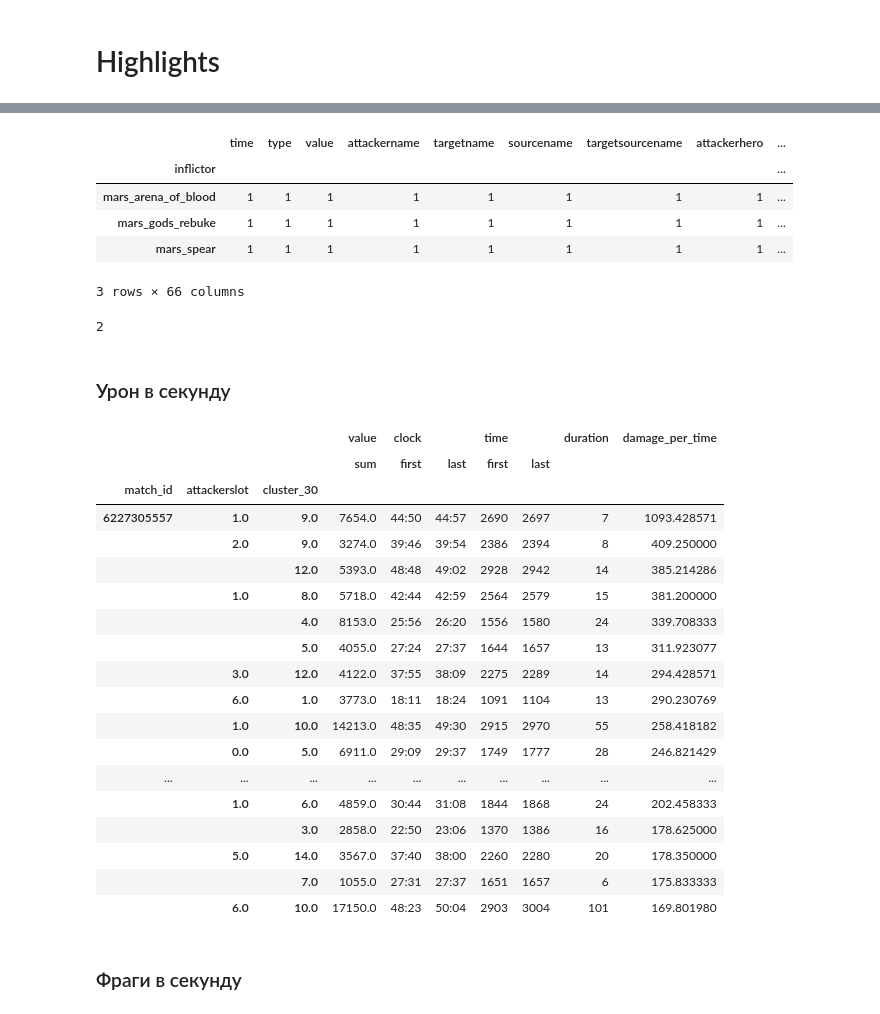
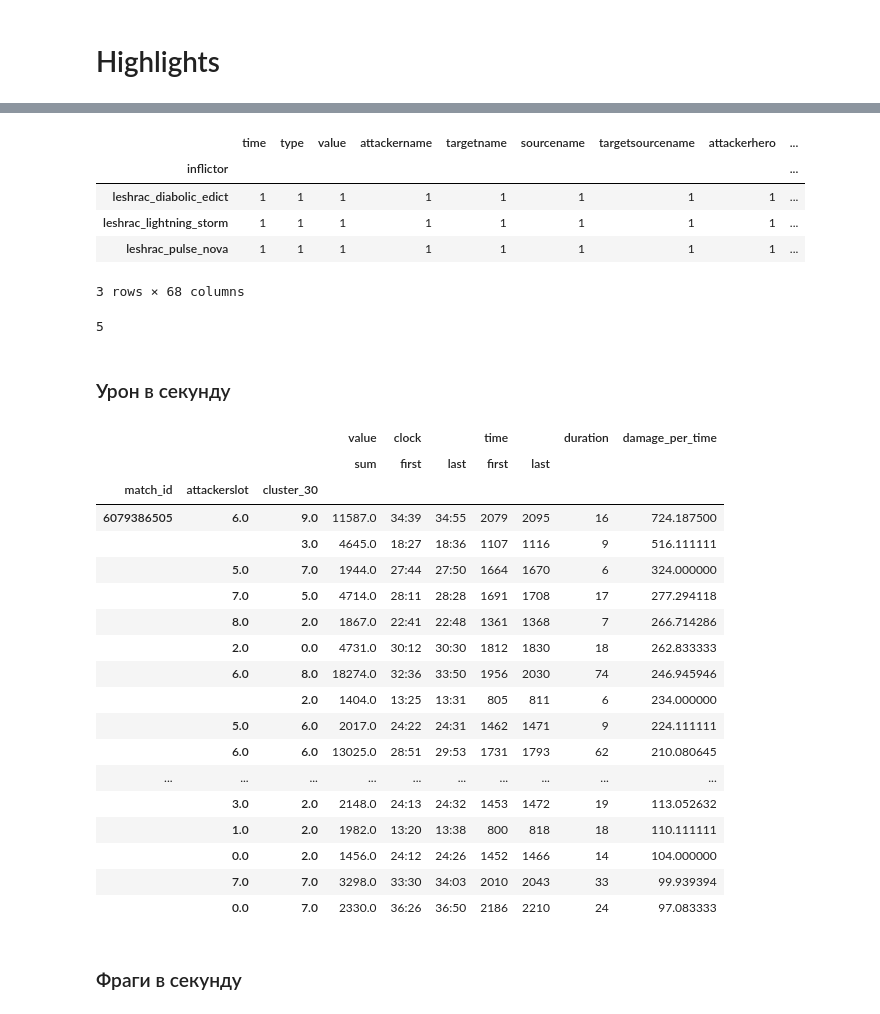
Before and after one commit to arch1baald/woodota, a Jupyter notebook: notebooks/dbscan-many-matches.ipynb, the cells around one changed output, grey strips where cells are left out. Drawn from its saved outputs; the diff is of its cells as text; code cells hidden in the pictures.

```diff
--- a/notebooks/dbscan-many-matches.ipynb
+++ b/notebooks/dbscan-many-matches.ipynb
@@ -563,6 +566,6 @@ df[(
 # %%
 df[(
-    (df['match_id'] == 6058993154) &
+    (df['match_id'] == 6079386505) &
     (df['attackerslot'] == 1) &
     (df['cluster_30'] == 1) &
     (df['type'] == 'DOTA_COMBATLOG_ABILITY') &
@@ -571,70 +574,70 @@ df[(
 # %% [output]
 |  | time | type | value | attackername | targetname | sourcename | targetsourcename | attackerhero | ... |
 | inflictor |  |  |  |  |  |  |  |  | ... |
-| mars_arena_of_blood | 1 | 1 | 1 | 1 | 1 | 1 | 1 | 1 | ... |
-| mars_gods_rebuke | 1 | 1 | 1 | 1 | 1 | 1 | 1 | 1 | ... |
-| mars_spear | 1 | 1 | 1 | 1 | 1 | 1 | 1 | 1 | ... |
+| leshrac_diabolic_edict | 1 | 1 | 1 | 1 | 1 | 1 | 1 | 1 | ... |
+| leshrac_lightning_storm | 1 | 1 | 1 | 1 | 1 | 1 | 1 | 1 | ... |
+| leshrac_pulse_nova | 1 | 1 | 1 | 1 | 1 | 1 | 1 | 1 | ... |
-3 rows × 66 columns
+3 rows × 68 columns
 # %%
 df[(
-    (df['match_id'] == 6058993154) &
+    (df['match_id'] == 6079386505) &
     (df['attackerslot'] == 1) &
     (df['cluster_30'] == 4) &
     (df['type'] == 'DOTA_COMBATLOG_DEATH') &
     True
 )].count()['time']
 # %% [output]
-2
+5
 # %% [markdown]
 ### Урон в секунду
 # %%
 df_cand = (
     df[
         (df['type'] == 'DOTA_COMBATLOG_DAMAGE') &
         (df['time'] > 10 * 60) &
         (df['attackerhero'] & df['targethero']) &
         (df['cluster_30'] > -1) &
-        (df['match_id'] == 6227305557)
+        (df['match_id'] == 6079386505)
     ]
     .groupby(['match_id', 'attackerslot', 'cluster_30'])
     .agg({
         'value': 'sum',
         'clock': ['first', 'last'],
         'time': ['first', 'last'],
     })
 )
 
 df_cand['duration'] = df_cand[('time', 'last')] - df_cand[('time', 'first')]
 df_cand['damage_per_time'] = df_cand[('value', 'sum')] / df_cand['duration']
 
 (
     df_cand[(
         (df_cand['duration'] > 5)
 
     )]
     .sort_values('damage_per_time', ascending=False)
     .head(20)
 )
 # %% [output]
 |  |  |  | value | clock |  | time |  | duration | damage_per_time |
 |  |  |  | sum | first | last | first | last |  |  |
 | match_id | attackerslot | cluster_30 |  |  |  |  |  |  |  |
-| 6227305557 | 1.0 | 9.0 | 7654.0 | 44:50 | 44:57 | 2690 | 2697 | 7 | 1093.428571 |
-|  | 2.0 | 9.0 | 3274.0 | 39:46 | 39:54 | 2386 | 2394 | 8 | 409.250000 |
-|  |  | 12.0 | 5393.0 | 48:48 | 49:02 | 2928 | 2942 | 14 | 385.214286 |
-|  | 1.0 | 8.0 | 5718.0 | 42:44 | 42:59 | 2564 | 2579 | 15 | 381.200000 |
-|  |  | 4.0 | 8153.0 | 25:56 | 26:20 | 1556 | 1580 | 24 | 339.708333 |
-|  |  | 5.0 | 4055.0 | 27:24 | 27:37 | 1644 | 1657 | 13 | 311.923077 |
-|  | 3.0 | 12.0 | 4122.0 | 37:55 | 38:09 | 2275 | 2289 | 14 | 294.428571 |
-|  | 6.0 | 1.0 | 3773.0 | 18:11 | 18:24 | 1091 | 1104 | 13 | 290.230769 |
-|  | 1.0 | 10.0 | 14213.0 | 48:35 | 49:30 | 2915 | 2970 | 55 | 258.418182 |
-|  | 0.0 | 5.0 | 6911.0 | 29:09 | 29:37 | 1749 | 1777 | 28 | 246.821429 |
+| 6079386505 | 6.0 | 9.0 | 11587.0 | 34:39 | 34:55 | 2079 | 2095 | 16 | 724.187500 |
+|  |  | 3.0 | 4645.0 | 18:27 | 18:36 | 1107 | 1116 | 9 | 516.111111 |
+|  | 5.0 | 7.0 | 1944.0 | 27:44 | 27:50 | 1664 | 1670 | 6 | 324.000000 |
+|  | 7.0 | 5.0 | 4714.0 | 28:11 | 28:28 | 1691 | 1708 | 17 | 277.294118 |
+|  | 8.0 | 2.0 | 1867.0 | 22:41 | 22:48 | 1361 | 1368 | 7 | 266.714286 |
+|  | 2.0 | 0.0 | 4731.0 | 30:12 | 30:30 | 1812 | 1830 | 18 | 262.833333 |
+|  | 6.0 | 8.0 | 18274.0 | 32:36 | 33:50 | 1956 | 2030 | 74 | 246.945946 |
+|  |  | 2.0 | 1404.0 | 13:25 | 13:31 | 805 | 811 | 6 | 234.000000 |
+|  | 5.0 | 6.0 | 2017.0 | 24:22 | 24:31 | 1462 | 1471 | 9 | 224.111111 |
+|  | 6.0 | 6.0 | 13025.0 | 28:51 | 29:53 | 1731 | 1793 | 62 | 210.080645 |
 | ... | ... | ... | ... | ... | ... | ... | ... | ... | ... |
-|  | 1.0 | 6.0 | 4859.0 | 30:44 | 31:08 | 1844 | 1868 | 24 | 202.458333 |
-|  |  | 3.0 | 2858.0 | 22:50 | 23:06 | 1370 | 1386 | 16 | 178.625000 |
-|  | 5.0 | 14.0 | 3567.0 | 37:40 | 38:00 | 2260 | 2280 | 20 | 178.350000 |
-|  |  | 7.0 | 1055.0 | 27:31 | 27:37 | 1651 | 1657 | 6 | 175.833333 |
-|  | 6.0 | 10.0 | 17150.0 | 48:23 | 50:04 | 2903 | 3004 | 101 | 169.801980 |
+|  | 3.0 | 2.0 | 2148.0 | 24:13 | 24:32 | 1453 | 1472 | 19 | 113.052632 |
+|  | 1.0 | 2.0 | 1982.0 | 13:20 | 13:38 | 800 | 818 | 18 | 110.111111 |
+|  | 0.0 | 2.0 | 1456.0 | 24:12 | 24:26 | 1452 | 1466 | 14 | 104.000000 |
+|  | 7.0 | 7.0 | 3298.0 | 33:30 | 34:03 | 2010 | 2043 | 33 | 99.939394 |
+|  | 0.0 | 7.0 | 2330.0 | 36:26 | 36:50 | 2186 | 2210 | 24 | 97.083333 |
 # %% [markdown]
 ### Фраги в секунду
 # %%
```
Also changed, not shown: parts of 22 cells of this notebook, 16 other files.
